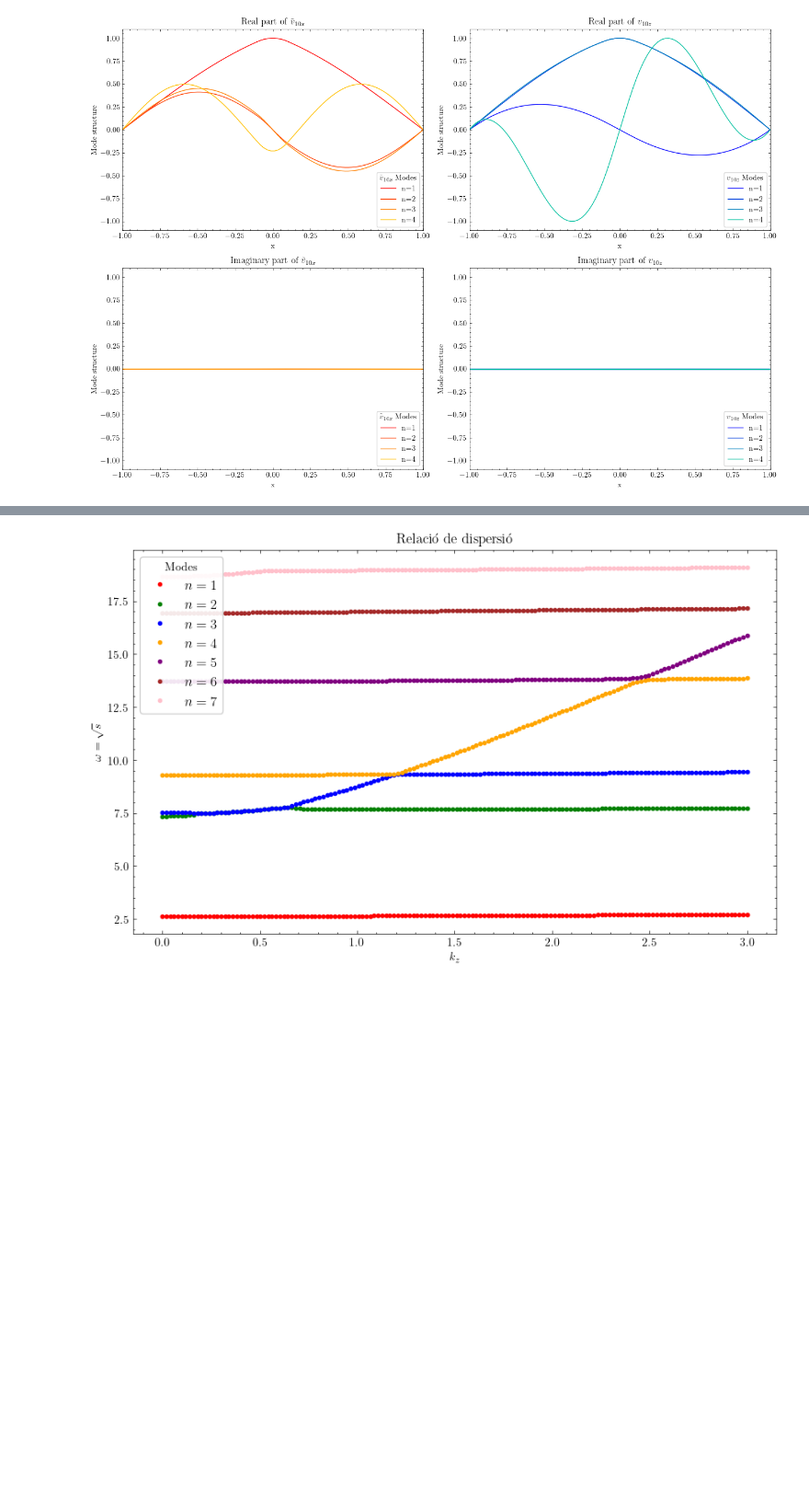
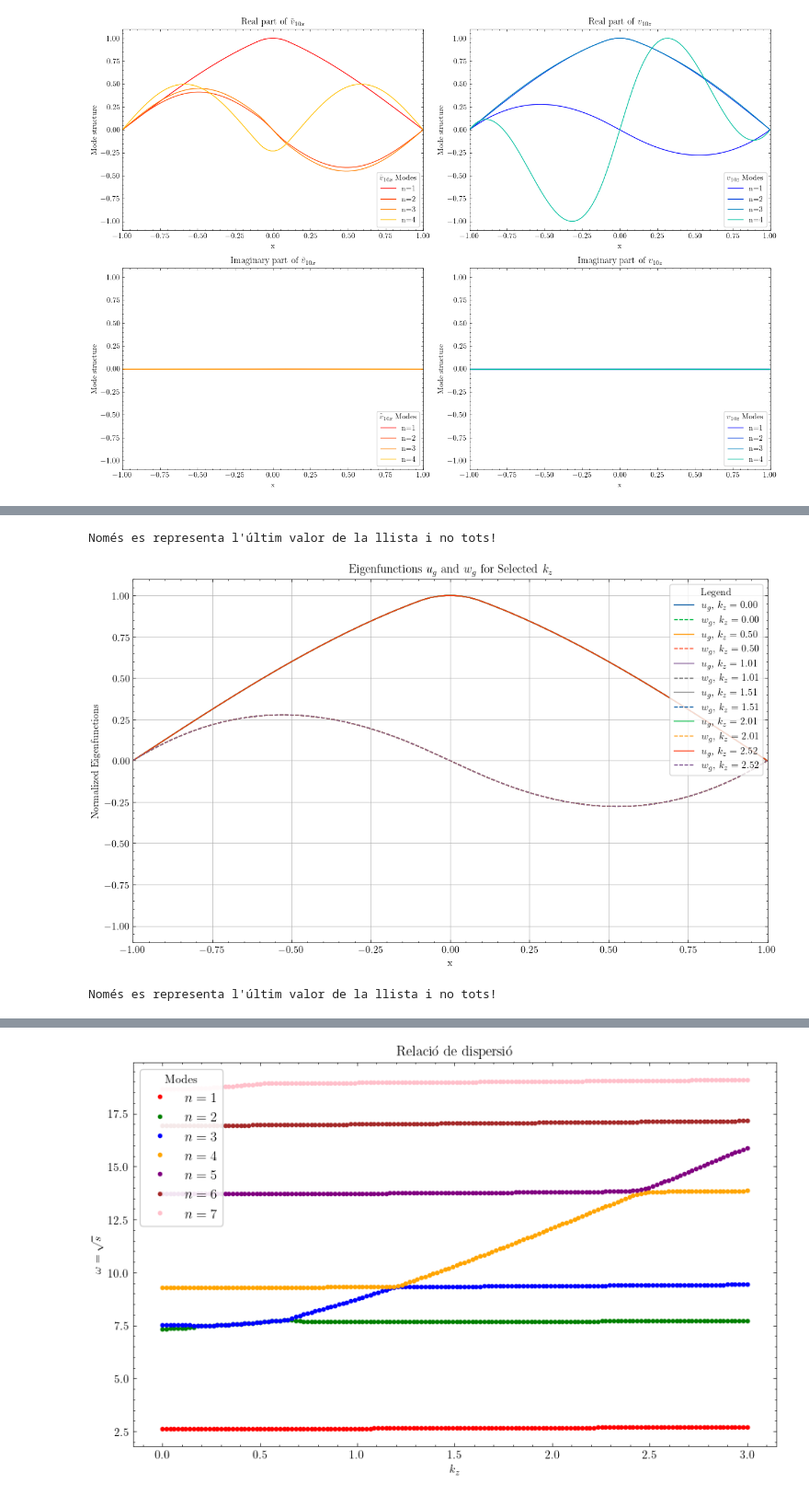
Before and after one commit to JoanRibotOliver/TFG, a Jupyter notebook: Fast & slow modes.ipynb, the cells around one changed output, grey strips where cells are left out. Shown: that part at 92% size. Saved outputs shown, nothing was run; the diff lists cells and outputs as text; code cells hidden in the pictures; blank space fills up the shorter version.

```diff
--- a/Fast & slow modes.ipynb
+++ b/Fast & slow modes.ipynb
@@ -575,0 +590,35 @@ for ik, kz in enumerate(kz_list):
+# %%
+print("Només es representa l'últim valor de la llista i no tots!")
+
+plt.figure(figsize=(10, 6))
+# Plot ug and wg for some kz values
+for i, kz in enumerate(kz_list[::25]):  # Plot every 10th kz value
+    ug_normalized = ug_normalized_list[i]
+    wg_normalized = wg_normalized_list[i]
+
+    # Print the values for debugging
+    #print(f"ug_normalized_list[{i}]: {ug_normalized_list[i]}")
+    #print(f"wg_normalized_list[{i}]: {wg_normalized_list[i]}")
+    #print()
+
+    # Plot ug
+    plt.plot(x, ug_normalized_list[i], label=f"$u_g$, $k_z={kz:.2f}$", linestyle='-')#, marker='o')
+    # Plot wg
+    plt.plot(x, wg_normalized_list[i], label=f"$w_g$, $k_z={kz:.2f}$", linestyle='--')#, marker='x')
+
+# Add labels, legend, and title
+plt.xlabel("x")
+plt.ylabel("Normalized Eigenfunctions")
+plt.xlim(-1, 1)
+plt.ylim(-1.1, 1.1)
+plt.title("Eigenfunctions $u_g$ and $w_g$ for Selected $k_z$")
+plt.legend(title="Legend", loc="upper right", frameon=True)
+plt.grid(True)
+plt.tight_layout()
+plt.show()
+
+print("Només es representa l'últim valor de la llista i no tots!")
+# %% [output]
+Només es representa l'últim valor de la llista i no tots!
+[figure, added]
+Només es representa l'últim valor de la llista i no tots!
```
Also changed, not shown: parts of 16 cells of this notebook, 1 other file.
